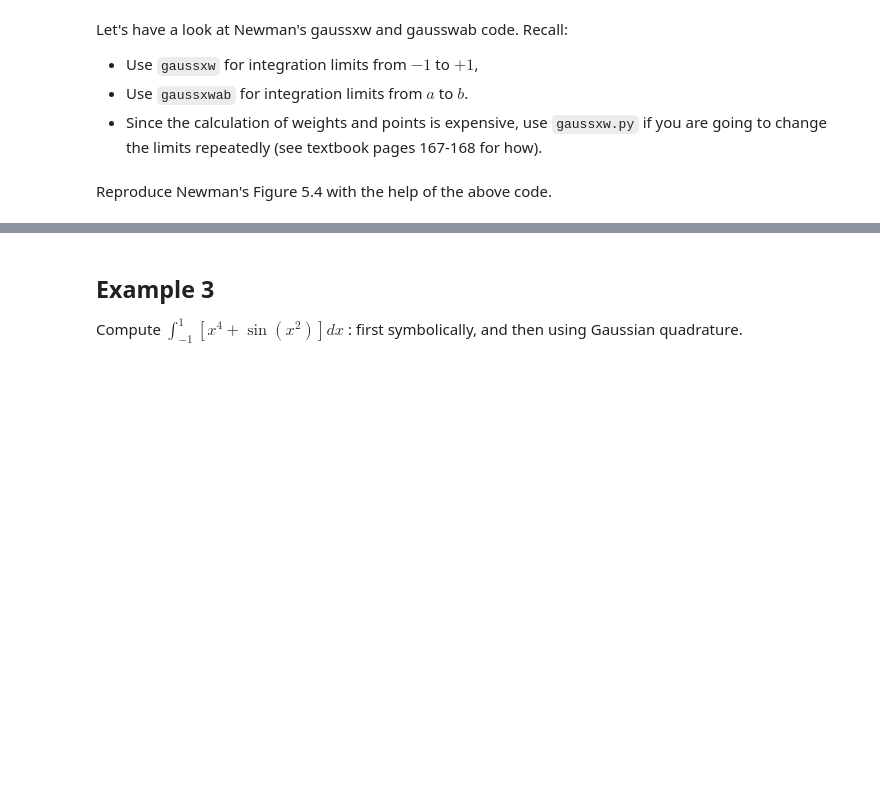
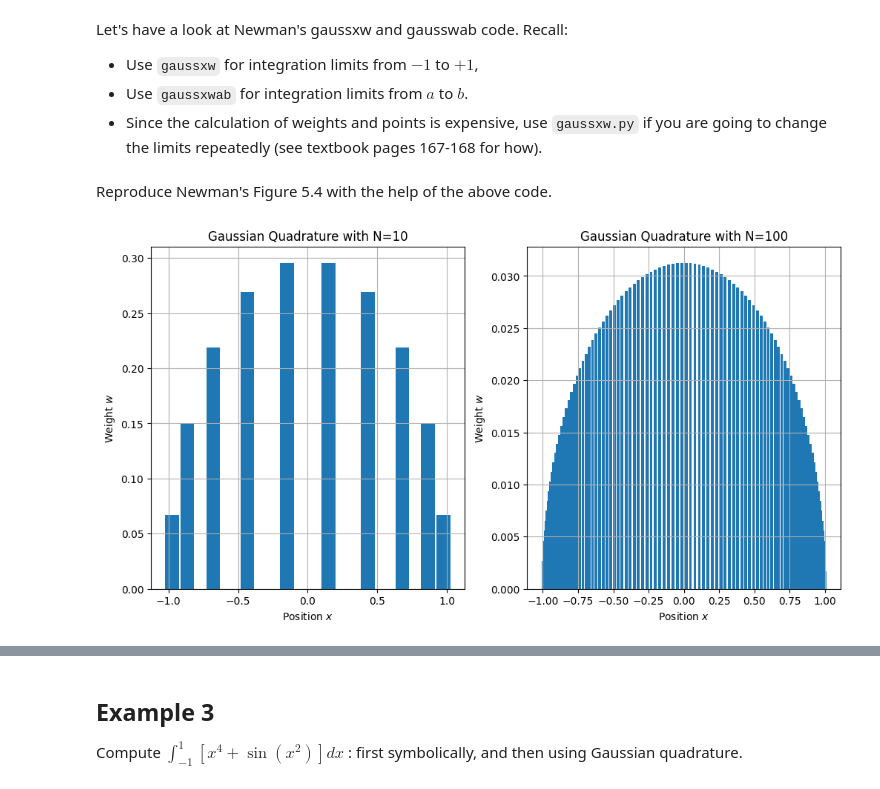
Before and after one commit to ruyixu00/PHY407-UofT, a Jupyter notebook: Week2/Lab02 Exercises Template new.ipynb, the cells around one changed output, grey strips where cells are left out. Drawn from its saved outputs; the diff is of its cells as text; code cells hidden in the pictures; blank space fills up the shorter version.

```diff
--- a/Week2/Lab02 Exercises Template new.ipynb
+++ b/Week2/Lab02 Exercises Template new.ipynb
@@ -20,0 +24,11 @@ $\displaystyle 0.4$
+# %%
+def trapezoidal_rule(a, b, n): #def trapezoid
+    h = (b - a) / n
+    x = np.linspace(a, b, n+1)
+    y = f(x)
+    integral = (h/2) * (y[0] + 2 * np.sum(y[1:n]) + y[n])
+    return integral
+
+a = 0 #def intervals and Number of subdivisions
+b = 2
+n = 100
@@ -60,3 +81,22 @@ Reproduce Newman's Figure 5.4 with the help of the above code.
+# %%
+N_values = [10, 100]
+
+fig, axs = plt.subplots(1, 2, figsize=(12, 6))
+
+for idx, N in enumerate(N_values):
+    x, w = gaussxw(N)  # positions (x) and weights (w) for Gaussian quadrature
+
+    # Plotting
+    axs[idx].bar(x, w, width=0.02 if N == 100 else 0.1, align='center')
+    axs[idx].set_xlabel('Position $x$')
+    axs[idx].set_ylabel('Weight $w$')
+    axs[idx].set_title(f'Gaussian Quadrature with N={N}')
+    axs[idx].grid(True)
+
+# Display the plot
+plt.show()
+# %% [output]
+[figure, added]
 # %% [markdown]
 ![](gauss.PNG)
 # %% [markdown]
```
Also changed, not shown: parts of 6 cells of this notebook, 3 other files.
